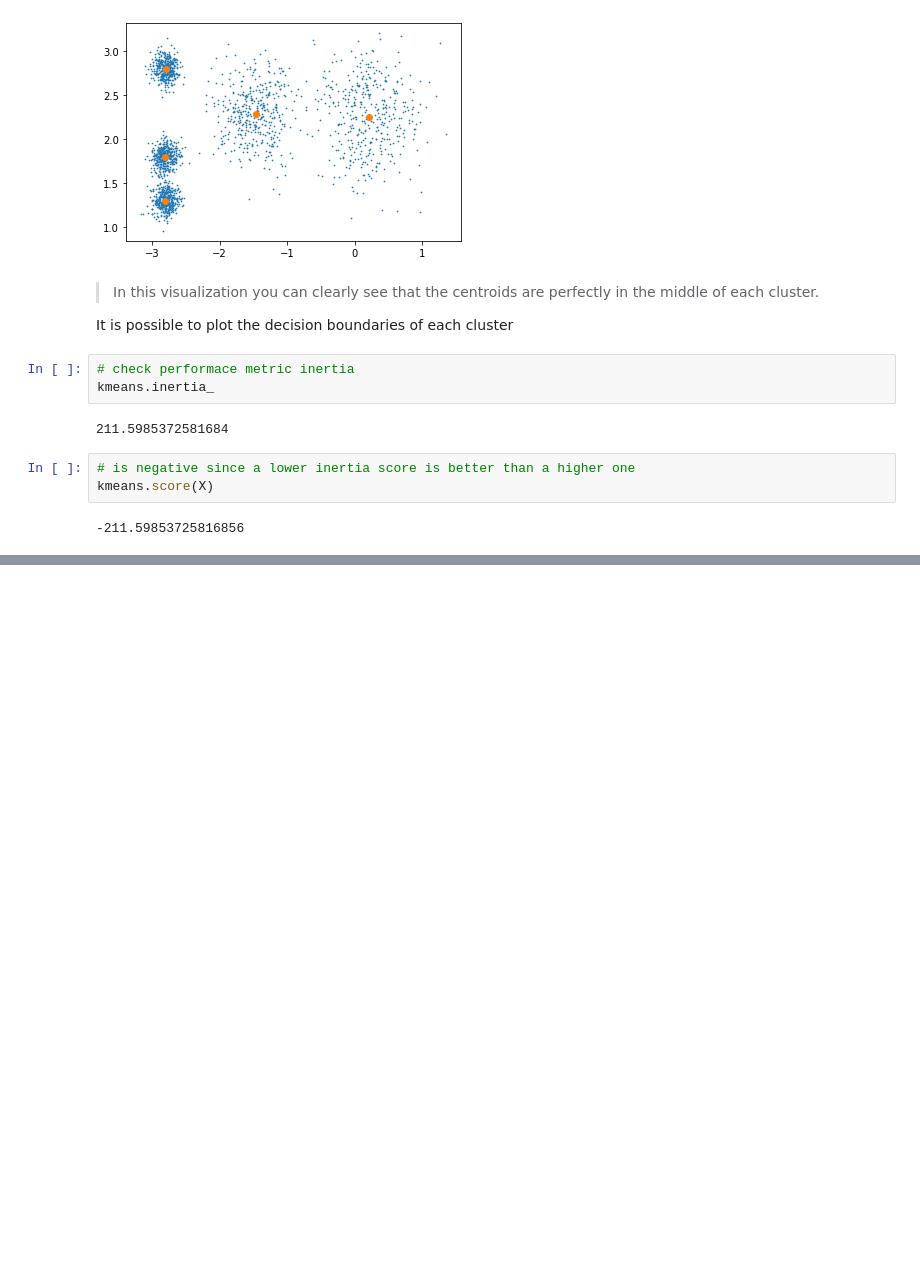
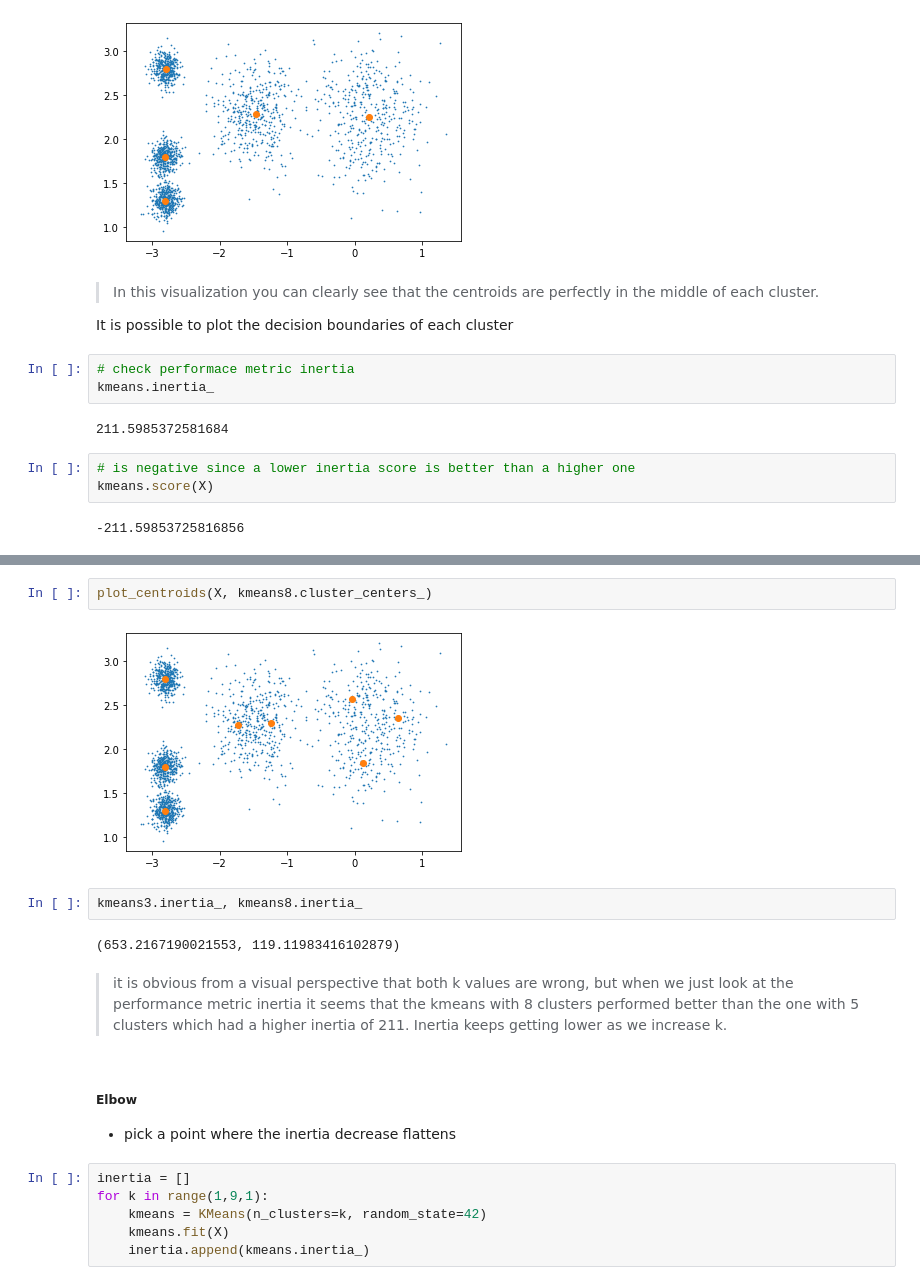
Before and after one commit to Markinger7/ML-Cookbook, a Jupyter notebook: Unsupervised_Learning/Clustering.ipynb, the cells around one changed output, grey strips where cells are left out. Saved outputs shown, nothing was run; the diff lists cells and outputs as text; blank space fills up the shorter version.

```diff
--- a/Unsupervised_Learning/Clustering.ipynb
+++ b/Unsupervised_Learning/Clustering.ipynb
@@ -161,0 +181,19 @@ kmeans.score(X)
+# %%
+plot_centroids(X, kmeans8.cluster_centers_)
+# %% [output]
+[figure, added]
+# %%
+kmeans3.inertia_, kmeans8.inertia_
+# %% [output]
+(653.2167190021553, 119.11983416102879)
+# %% [markdown]
+> it is obvious from a visual perspective that both k values are wrong, but when we just look at the performance metric inertia it seems that the kmeans with 8 clusters performed better than the one with 5 clusters which had a higher inertia of 211. Inertia keeps getting lower as we increase k.
+# %% [markdown]
+##### Elbow
+- pick a point where the inertia decrease flattens
+# %%
+inertia = []
+for k in range(1,9,1):
+    kmeans = KMeans(n_clusters=k, random_state=42)
+    kmeans.fit(X)
+    inertia.append(kmeans.inertia_)
```
Also changed, not shown: parts of 43 cells of this notebook.
